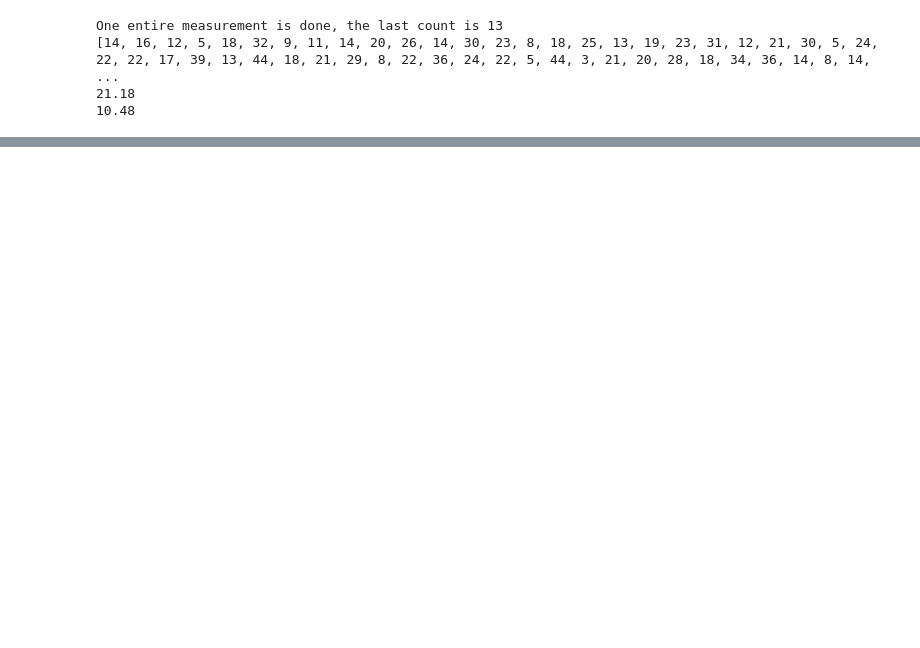
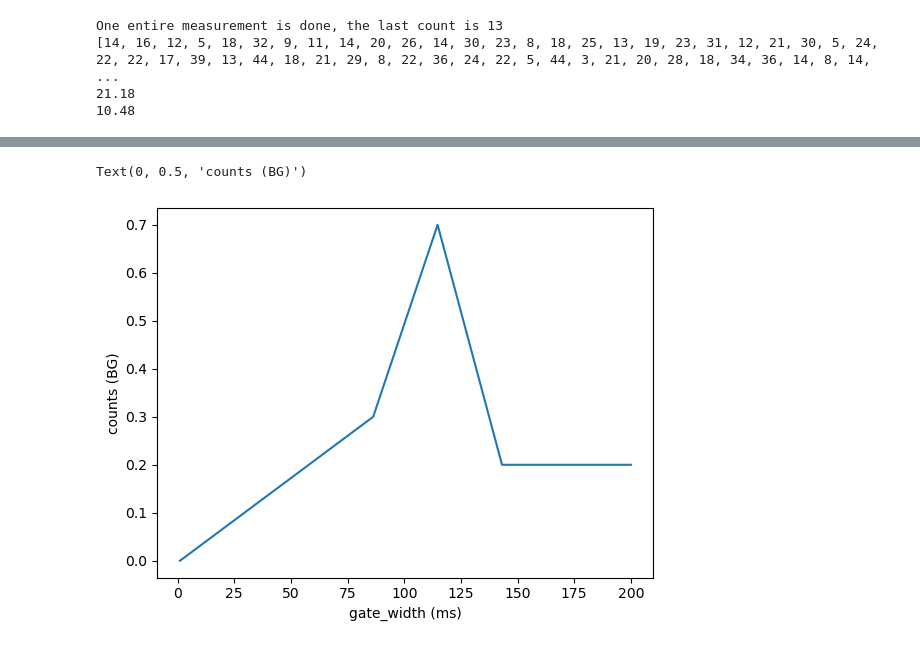
Before and after one commit to FENG-MengLong/ExperimentCode, a Jupyter notebook: 2025.10.29.ipynb, the cells around one changed output, grey strips where cells are left out. Saved outputs shown, nothing was run; the diff lists cells and outputs as text; code cells hidden in the pictures; blank space fills up the shorter version.

Commit message:
complete the first photon counting

```diff
--- a/2025.10.29.ipynb
+++ b/2025.10.29.ipynb
@@ -131,0 +219,3 @@ sr400.count_reset()
+# %%
+sig = np.mean(sr400.read_entire_counts(counter="A",length = cycle_number))
+print(sig)
@@ -131,0 +232,15 @@ sr400.count_reset()
+# %%
+gate_width_list = np.linspace(1e-3,200e-3,8)
+cycle_number = 10
+sig_list = []
+bnc575.disarm_all()
+for gate_width in gate_width_list:
+    sr400.counter_set(count_mode = "INDEPENDENT", count_preset = 3, count_period_num=cycle_number, dwell=0, sourceA="INPUT1",sourceB="INPUT2", gate_A_mode="FIXED", gate_A_delay=gate_delay,
+                gate_A_width=gate_width,gate_B_mode="CW")
+    bnc575.rearm_all()
+    bnc575.start_pulses()
+    time.sleep(30)
+    sig = np.mean(sr400.read_entire_counts(counter="A",length = cycle_number))
+    bnc575.disarm_all()
+    print(sig)
+    sig_list.append(sig)
@@ -131,0 +267,13 @@ sr400.count_reset()
+# %%
+bg_list = []
+bnc575.disarm_all()
+for gate_width in gate_width_list:
+    sr400.counter_set(count_mode = "INDEPENDENT", count_preset = 3, count_period_num=cycle_number, dwell=0, sourceA="INPUT1",sourceB="INPUT2", gate_A_mode="FIXED", gate_A_delay=gate_delay,
+                gate_A_width=gate_width,gate_B_mode="CW")
+    bnc575.rearm_all()
+    bnc575.start_pulses()
+    time.sleep(30)
+    bg = np.mean(sr400.read_entire_counts(counter="A",length = cycle_number))
+    bnc575.disarm_all()
+    print(bg)
+    bg_list.append(bg)
@@ -131,0 +298,7 @@ sr400.count_reset()
+# %%
+plt.plot(gate_width_list*1e+03,bg_list)
+plt.xlabel("gate_width (ms)")
+plt.ylabel("counts (BG)")
+# %% [output]
+Text(0, 0.5, 'counts (BG)')
+[figure, added]
```
Also changed, not shown: parts of 20 cells of this notebook.
